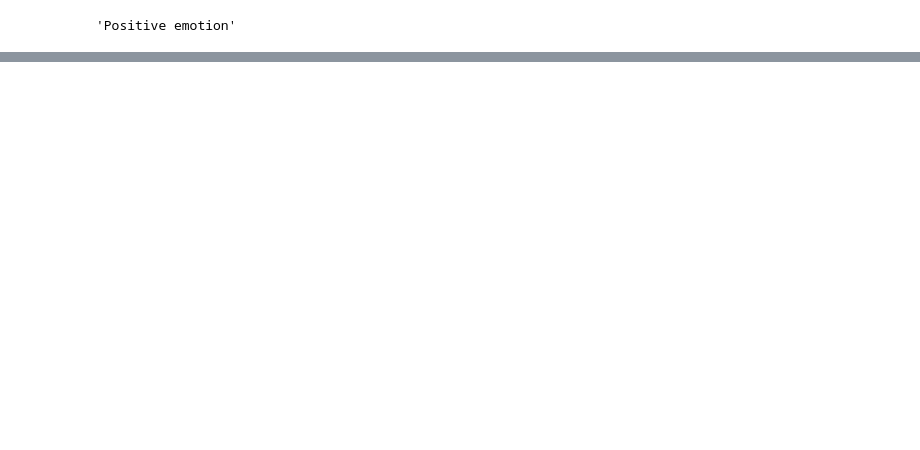
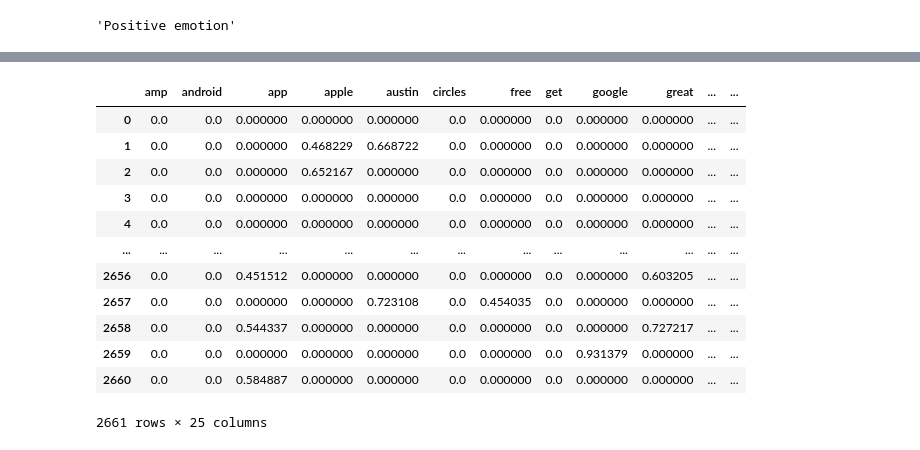
Before and after one commit to nate-walter/Twitter-NLP-Project, a Jupyter notebook: Phase-4-EDA-Friday.ipynb, the cells around one changed output, grey strips where cells are left out. Cells and saved outputs as stored; diff of their text form; code cells hidden in the pictures; blank space fills up the shorter version.

```diff
--- a/Phase-4-EDA-Friday.ipynb
+++ b/Phase-4-EDA-Friday.ipynb
@@ -243,0 +133,19 @@ df['tweet_text'][9092]
+# %%
+sw = stopwords.words('english')
+
+def tokenize_sw(tweet, stop_words=sw):
+    '''
+
+    :param doc: a document from the satire corpus
+    :return: a document string with words which have been
+            lemmatized,
+            parsed for stopwords,
+            made lowercase,
+            and stripped of punctuation and numbers.
+    '''
+
+    regex_token = RegexpTokenizer(r"([a-zA-Z]+(?:’[a-z]+)?)")
+    tokenized_tweet = regex_token.tokenize(tweet)
+    lowered_tokens = [word.lower() for word in tokenized_tweet]
+    cleaned_tweet = [word for word in lowered_tokens if word not in sw]
+    return cleaned_tweet
@@ -243,0 +208,27 @@ df['tweet_text'][9092]
+# %%
+# Import the relevant vectorizer class
+from sklearn.feature_extraction.text import TfidfVectorizer
+
+# Instantiate a vectorizer with max_features=10
+# (we are using the default token pattern)
+tfidf = TfidfVectorizer(stop_words=sw, max_features=25)
+
+# Fit the vectorizer on X_train["text"] and transform it
+X_train_vectorized = tfidf.fit_transform(X_train['tweet_text'])
+
+# Visually inspect the 10 most common words
+pd.DataFrame.sparse.from_spmatrix(X_train_vectorized, columns=tfidf.get_feature_names())
+# %% [output]
+|  | amp | android | app | apple | austin | circles | free | get | google | great | ... | ... |
+| 0 | 0.0 | 0.0 | 0.000000 | 0.000000 | 0.000000 | 0.0 | 0.000000 | 0.0 | 0.000000 | 0.000000 | ... | ... |
+| 1 | 0.0 | 0.0 | 0.000000 | 0.468229 | 0.668722 | 0.0 | 0.000000 | 0.0 | 0.000000 | 0.000000 | ... | ... |
+| 2 | 0.0 | 0.0 | 0.000000 | 0.652167 | 0.000000 | 0.0 | 0.000000 | 0.0 | 0.000000 | 0.000000 | ... | ... |
+| 3 | 0.0 | 0.0 | 0.000000 | 0.000000 | 0.000000 | 0.0 | 0.000000 | 0.0 | 0.000000 | 0.000000 | ... | ... |
+| 4 | 0.0 | 0.0 | 0.000000 | 0.000000 | 0.000000 | 0.0 | 0.000000 | 0.0 | 0.000000 | 0.000000 | ... | ... |
+| ... | ... | ... | ... | ... | ... | ... | ... | ... | ... | ... | ... | ... |
+| 2656 | 0.0 | 0.0 | 0.451512 | 0.000000 | 0.000000 | 0.0 | 0.000000 | 0.0 | 0.000000 | 0.603205 | ... | ... |
+| 2657 | 0.0 | 0.0 | 0.000000 | 0.000000 | 0.723108 | 0.0 | 0.454035 | 0.0 | 0.000000 | 0.000000 | ... | ... |
+| 2658 | 0.0 | 0.0 | 0.544337 | 0.000000 | 0.000000 | 0.0 | 0.000000 | 0.0 | 0.000000 | 0.727217 | ... | ... |
+| 2659 | 0.0 | 0.0 | 0.000000 | 0.000000 | 0.000000 | 0.0 | 0.000000 | 0.0 | 0.931379 | 0.000000 | ... | ... |
+| 2660 | 0.0 | 0.0 | 0.584887 | 0.000000 | 0.000000 | 0.0 | 0.000000 | 0.0 | 0.000000 | 0.000000 | ... | ... |
+2661 rows × 25 columns
```
Also changed, not shown: parts of 104 cells of this notebook.
